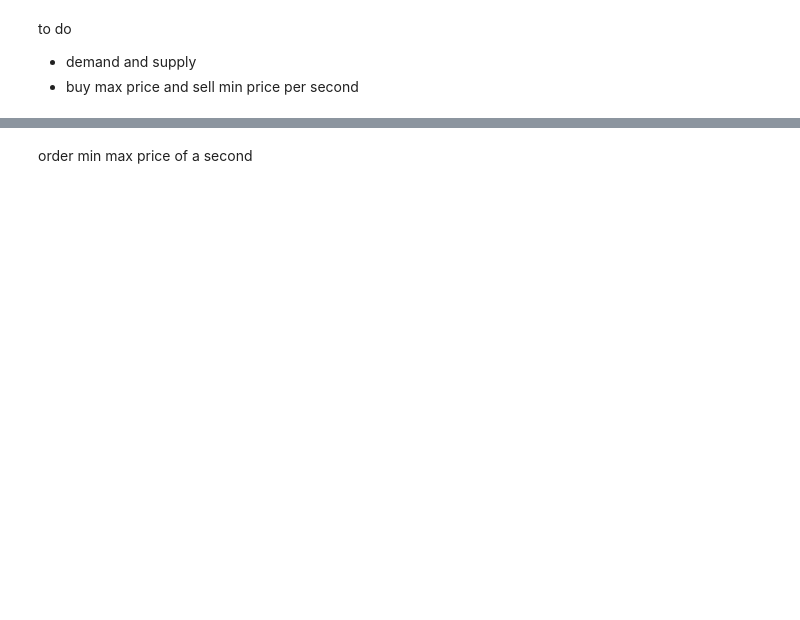
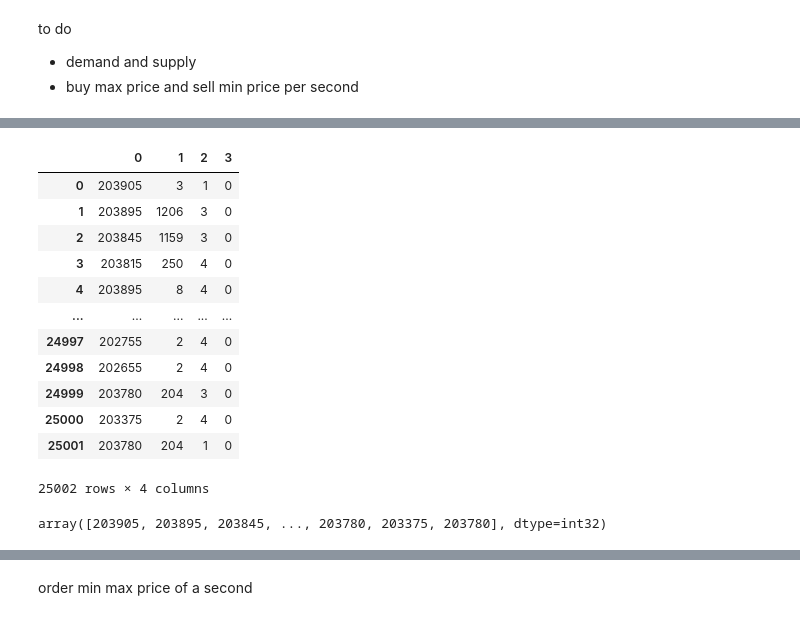
Before and after one commit to prakhar-chaurasiya/final_project_nism, a Jupyter notebook: order_data.ipynb, the cells around one changed output, grey strips where cells are left out. Cells and saved outputs as stored; diff of their text form; code cells hidden in the pictures; blank space fills up the shorter version.

```diff
--- a/order_data.ipynb
+++ b/order_data.ipynb
@@ -13,12 +13,13 @@ from datetime import datetime
 import tensorflow as tf
 np.set_printoptions(suppress=True)
 
-dlf_file = '/content/drive/MyDrive/Colab Notebooks/FA/HIGHFREQ-DATA/highfreq/dlf.order'
-order_df = pd.read_csv(dlf_file, sep='|', header=None)
+order_file = '/content/drive/MyDrive/Colab Notebooks/FA/HIGHFREQ-DATA/highfreq/reliance.order'
+order_df = pd.read_csv(order_file, sep='|', header=None)
 order_df.columns =['session', 'orderid', 'side', 'action', 'order_time', 'price', 'fquant', 'dquant', 'market', 'ioc', 'stoploss', 'triggerprice']
 jiffy = 65536
-ist = 330*60
+ist = 330*60 # this is to be added in local machine (5:30 = 330*60 sec)
 order_df['time'] = order_df['order_time'].apply(lambda x: datetime.fromtimestamp(x/jiffy))#.strftime('%Y-%m-%d %H:%M:%S'))
 # order_df['min'] = order_df['order_time'].apply(lambda x: datetime.fromtimestamp(x/jiffy).strftime('%H:%M:%S'))
-order_df['sec'] = pd.to_datetime(order_df['time']).dt.strftime("%H%M%S").astype('int')
-order_df
+# order_df['sec'] = pd.to_datetime(order_df['time']).dt.strftime("%H%M%S").astype('int')
+order_df['min'] = pd.to_datetime(order_df['time']).dt.strftime("%H%M").astype('int')
+order_df['market_num'] = pd.get_dummies(order_df['market'], drop_first=True)
@@ -38,0 +48,3 @@ order_df
+# %%
+timeframe = 'min'
+allsides = order_df[['side', timeframe, 'price', 'fquant', 'action', 'market_num']].values
@@ -38,0 +72,8 @@ order_df
+# %%
+buy = allsides[allsides[:, 0] == 'B'][:, 1:]
+buy_tf = tf.convert_to_tensor(buy, dtype=tf.int32)
+rows, row_idx = np.unique(buy_tf[:, 0], return_inverse=True)
+buy_orders = np.zeros((rows.shape[0], 5), dtype=np.float32)
+buy_df = pd.DataFrame()
+# for i, r in enumerate(rows):
+#   buy_tf[buy_tf[:, 0]==r][:, 1].numpy()
@@ -38,0 +125,22 @@ order_df
+# %%
+pd.DataFrame(buy_tf[buy_tf[:, 0]==1300][:, 1:].numpy())
+# %% [output]
+|  | 0 | 1 | 2 | 3 |
+| 0 | 203905 | 3 | 1 | 0 |
+| 1 | 203895 | 1206 | 3 | 0 |
+| 2 | 203845 | 1159 | 3 | 0 |
+| 3 | 203815 | 250 | 4 | 0 |
+| 4 | 203895 | 8 | 4 | 0 |
+| ... | ... | ... | ... | ... |
+| 24997 | 202755 | 2 | 4 | 0 |
+| 24998 | 202655 | 2 | 4 | 0 |
+| 24999 | 203780 | 204 | 3 | 0 |
+| 25000 | 203375 | 2 | 4 | 0 |
+| 25001 | 203780 | 204 | 1 | 0 |
+25002 rows × 4 columns
+# %%
+temp = buy_tf[buy_tf[:, 0]==1300][:, 1:]
+temp[temp[:, 0] == 0].numpy()
+temp[temp[:, 0] != 0][:, 0].numpy()
+# %% [output]
+array([203905, 203895, 203845, ..., 203780, 203375, 203780], dtype=int32)
```
Also changed, not shown: parts of 36 cells of this notebook.
